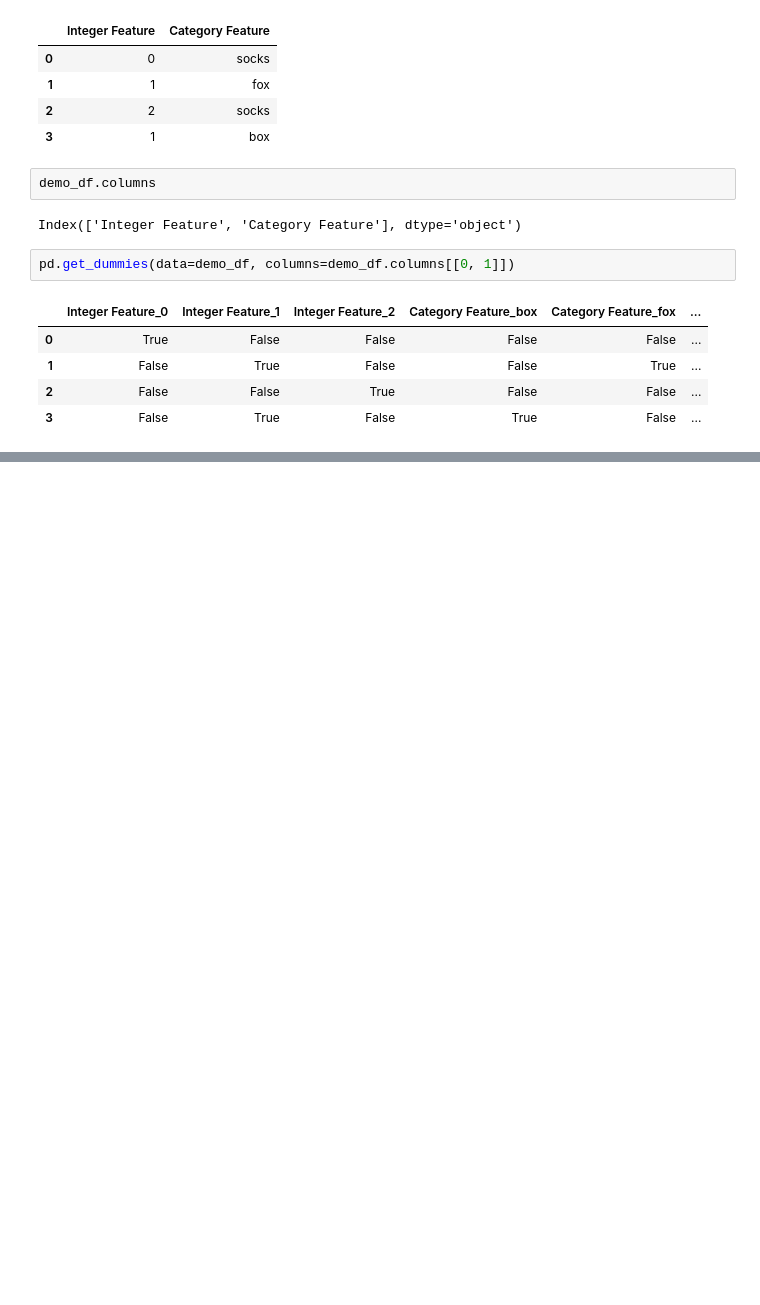
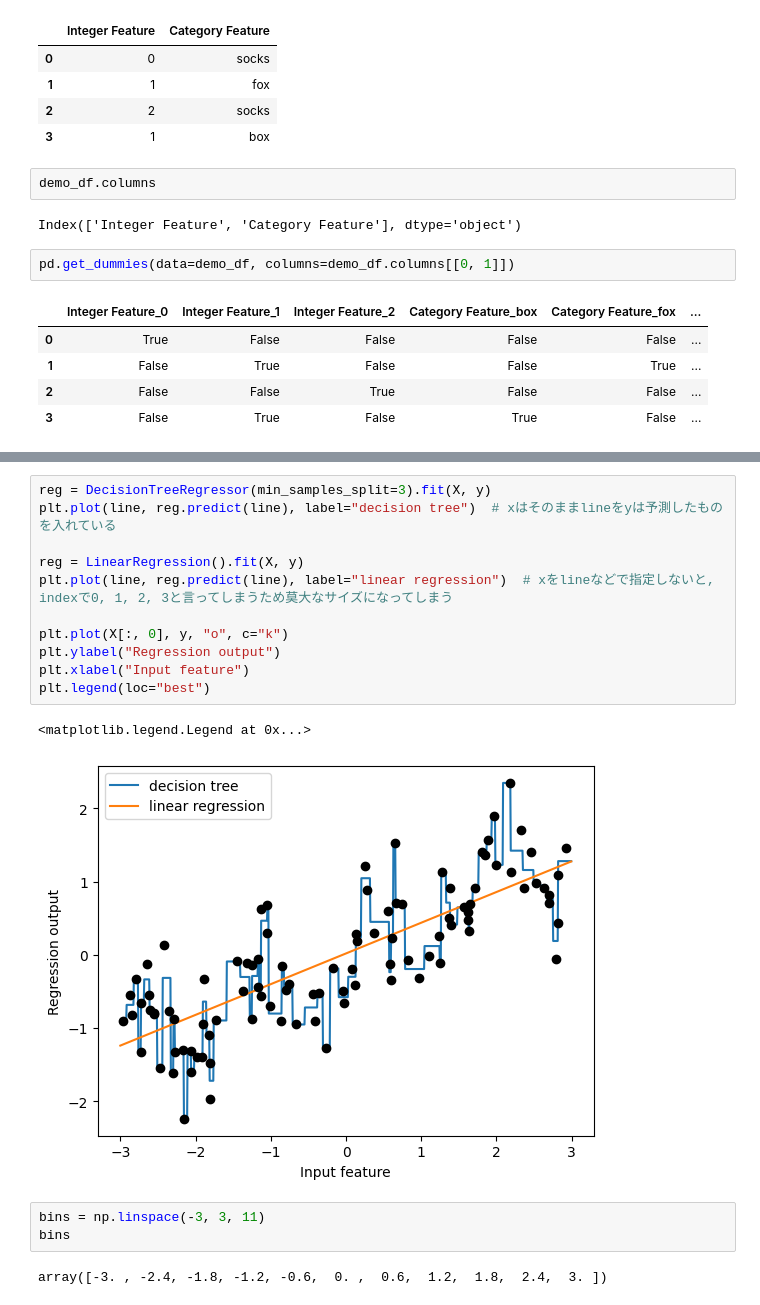
Before and after one commit to CHU1PC/Introduction-to-ML-with-python, a Jupyter notebook: chap/four/category_val.ipynb, the cells around one changed output, grey strips where cells are left out. Drawn from its saved outputs; the diff is of its cells as text; blank space fills up the shorter version.

```diff
--- a/chap/four/category_val.ipynb
+++ b/chap/four/category_val.ipynb
@@ -146,0 +159,19 @@ pd.get_dummies(data=demo_df, columns=demo_df.columns[[0, 1]])
+# %%
+reg = DecisionTreeRegressor(min_samples_split=3).fit(X, y)
+plt.plot(line, reg.predict(line), label="decision tree")  # xはそのままlineをyは予測したものを入れている
+
+reg = LinearRegression().fit(X, y)
+plt.plot(line, reg.predict(line), label="linear regression")  # xをlineなどで指定しないと, indexで0, 1, 2, 3と言ってしまうため莫大なサイズになってしまう
+
+plt.plot(X[:, 0], y, "o", c="k")
+plt.ylabel("Regression output")
+plt.xlabel("Input feature")
+plt.legend(loc="best")
+# %% [output]
+<matplotlib.legend.Legend at 0x...>
+[figure, added]
+# %%
+bins = np.linspace(-3, 3, 11)
+bins
+# %% [output]
+array([-3. , -2.4, -1.8, -1.2, -0.6,  0. ,  0.6,  1.2,  1.8,  2.4,  3. ])
```
Also changed, not shown: parts of 9 cells of this notebook.
